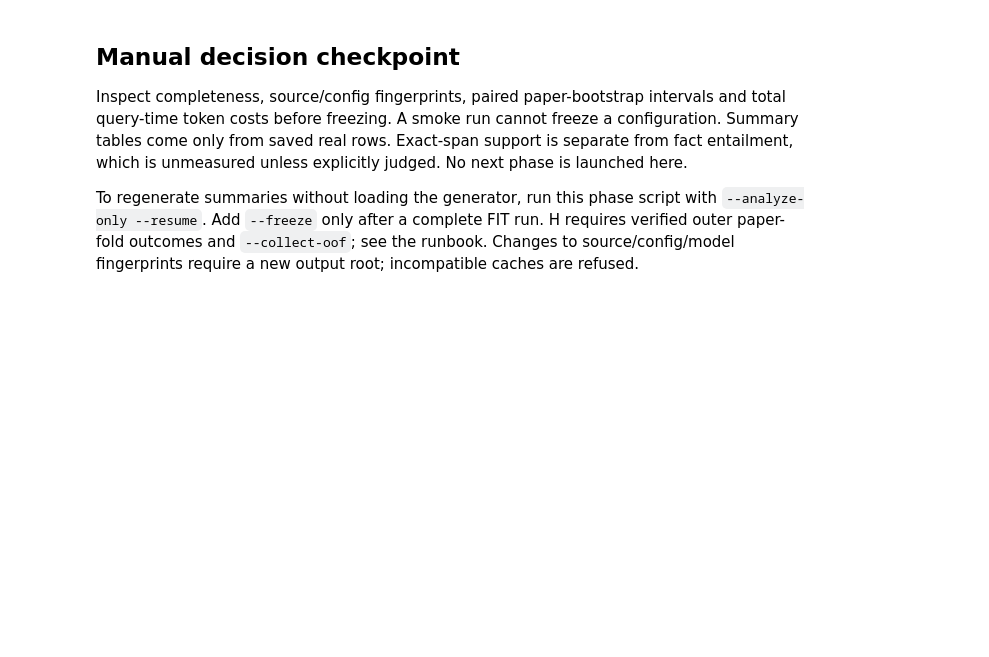
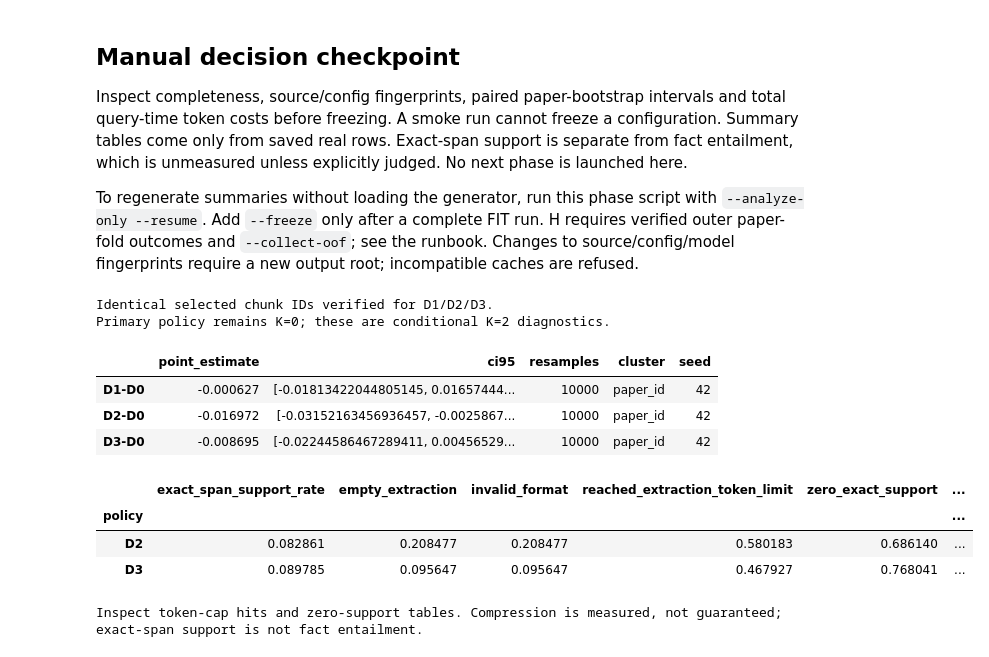
Before and after one commit to Guna-Venkat/CS787-QCCA-RAG, a Jupyter notebook: notebooks/week9/week9d_representation.ipynb, the cells around one changed output. Cells and saved outputs as stored; diff of their text form; code cells hidden in the pictures; blank space fills up the shorter version.

Commit message:
W9D executed (reports, configs, metrics, and diagnostics)

```diff
--- a/notebooks/week9/week9d_representation.ipynb
+++ b/notebooks/week9/week9d_representation.ipynb
@@ -26,13 +20,13 @@ if str(ROOT) not in sys.path:
     sys.path.insert(0, str(ROOT))
 from src.week9.config import load_config, load_frozen
 from src.week9.runner import rows_path, phase_dir, load_phase
-RUN_FULL = False
+RUN_FULL = True
 RUN_SMOKE = False
 FREEZE_FIT = False
 SMOKE_LIMIT = 2
 SPLIT = 'fit'
 assert SPLIT in ('fit', 'internal_val', 'dev')
 PHASE = 'd'
-CONFIG = ROOT / 'configs/week9/w9d.yaml'
+CONFIG = ROOT / 'configs/week9/w9d_k2_diagnostic.yaml'
 SCRIPT = ROOT / 'scripts/week9/run_w9d_representation.py'
 cfg = load_config(CONFIG)
@@ -97,3 +142,50 @@ if path.is_file():
 Inspect completeness, source/config fingerprints, paired paper-bootstrap intervals and total query-time token costs before freezing. A smoke run cannot freeze a configuration. Summary tables come only from saved real rows. Exact-span support is separate from fact entailment, which is unmeasured unless explicitly judged. No next phase is launched here.
 
 To regenerate summaries without loading the generator, run this phase script with `--analyze-only --resume`. Add `--freeze` only after a complete FIT run. H requires verified outer paper-fold outcomes and `--collect-oof`; see the runbook. Changes to source/config/model fingerprints require a new output root; incompatible caches are refused.
+# %%
+# Verify the controlled comparison and report extraction costs/support.
+if path.is_file() and 'frame' in globals() and run_manifest.get('complete'):
+    from src.week9.evaluation import paired_paper_bootstrap
+    from src.week9.caching import atomic_json
+    positive = frame[frame.policy.isin(['D1', 'D2', 'D3'])].copy()
+    positive['selected_ids'] = positive.selected_chunk_ids.map(tuple)
+    selected = positive.pivot(index=['question_id', 'paper_id'], columns='policy', values='selected_ids')
+    if selected.isna().any().any() or not (selected.D1.eq(selected.D2) & selected.D1.eq(selected.D3)).all():
+        raise ValueError('D1/D2/D3 must use identical selected chunks for each query.')
+    print('Identical selected chunk IDs verified for D1/D2/D3.')
+    print('Primary policy remains K=0; these are conditional K=2 diagnostics.')
+    groups = {name: [r for r in rows if r['policy'] == name] for name in ['D0', 'D1', 'D2', 'D3']}
+    baseline_comparisons = {name+'-D0': paired_paper_bootstrap(groups[name], groups['D0'], seed=run_manifest['seed'])
+                            for name in ['D1', 'D2', 'D3']}
+    display(pd.DataFrame(baseline_comparisons).T)
+    atomic_json(directory / 'w9d_vs_saved_draft_diagnostic.json', baseline_comparisons)
+    extraction_report = []
+    for r in rows:
+        if r.get('extraction'):
+            audit = r['extraction']['audit']
+            extraction_report.append(dict(question_id=r['question_id'], policy=r['policy'],
+                exact_span_support_rate=audit['exact_span_support_rate'],
+                empty_extraction=audit['empty_extraction'], invalid_format=audit['invalid_format'],
+                reached_extraction_token_limit=r['extraction_generated_tokens'] >= cfg['extraction_max_tokens'],
+                zero_exact_support=bool(audit['rows']) and not any(a['exact_span_supported'] for a in audit['rows']),
+                compression_ratio=r.get('extraction_compression_ratio'),
+                extraction_prompt_tokens=r['extraction_prompt_tokens'],
+                extraction_generated_tokens=r['extraction_generated_tokens']))
+    extraction_frame = pd.DataFrame(extraction_report)
+    display(extraction_frame.groupby('policy').mean(numeric_only=True))
+    print('Inspect token-cap hits and zero-support tables. Compression is measured, not guaranteed; exact-span support is not fact entailment.')
+    extraction_frame.to_csv(directory / 'w9d_extraction_diagnostics.csv', index=False)
+else:
+    print('Controlled comparison awaits a complete saved W9-D diagnostic; no model is launched here.')
+# %% [output]
+Identical selected chunk IDs verified for D1/D2/D3.
+Primary policy remains K=0; these are conditional K=2 diagnostics.
+|  | point_estimate | ci95 | resamples | cluster | seed |
+| D1-D0 | -0.000627 | [-0.01813422044805145, 0.01657444... | 10000 | paper_id | 42 |
+| D2-D0 | -0.016972 | [-0.03152163456936457, -0.0025867... | 10000 | paper_id | 42 |
+| D3-D0 | -0.008695 | [-0.02244586467289411, 0.00456529... | 10000 | paper_id | 42 |
+|  | exact_span_support_rate | empty_extraction | invalid_format | reached_extraction_token_limit | zero_exact_support | ... |
+| policy |  |  |  |  |  | ... |
+| D2 | 0.082861 | 0.208477 | 0.208477 | 0.580183 | 0.686140 | ... |
+| D3 | 0.089785 | 0.095647 | 0.095647 | 0.467927 | 0.768041 | ... |
+Inspect token-cap hits and zero-support tables. Compression is measured, not guaranteed; exact-span support is not fact entailment.
```
Also changed, not shown: parts of 6 cells of this notebook, 34 other files.
